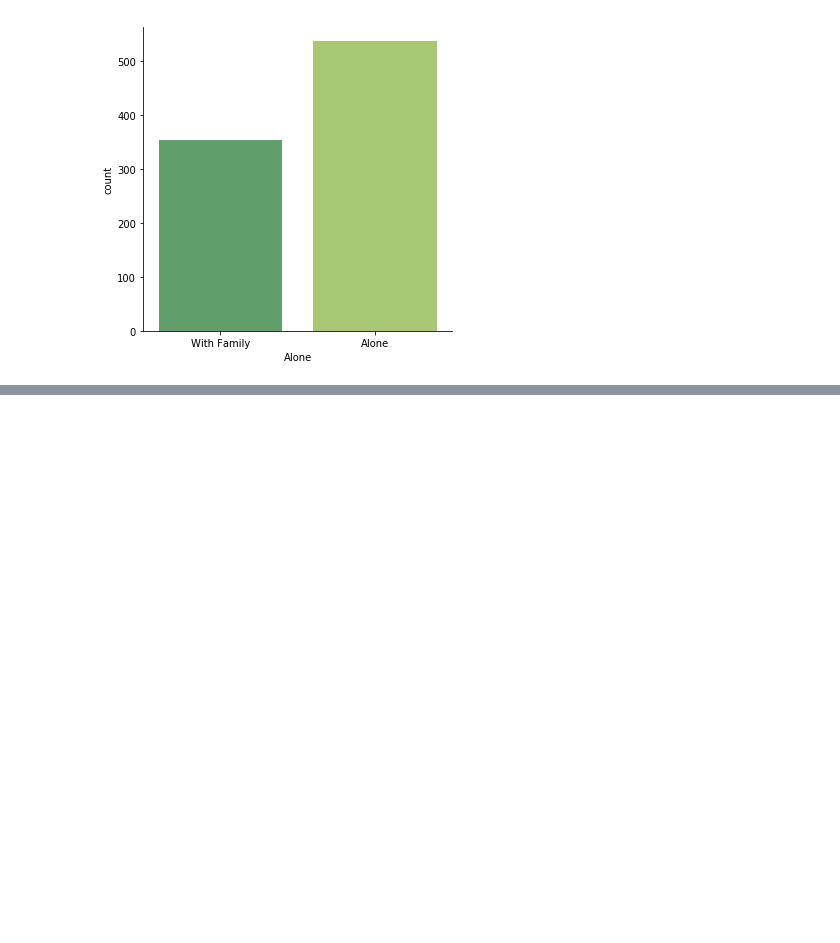
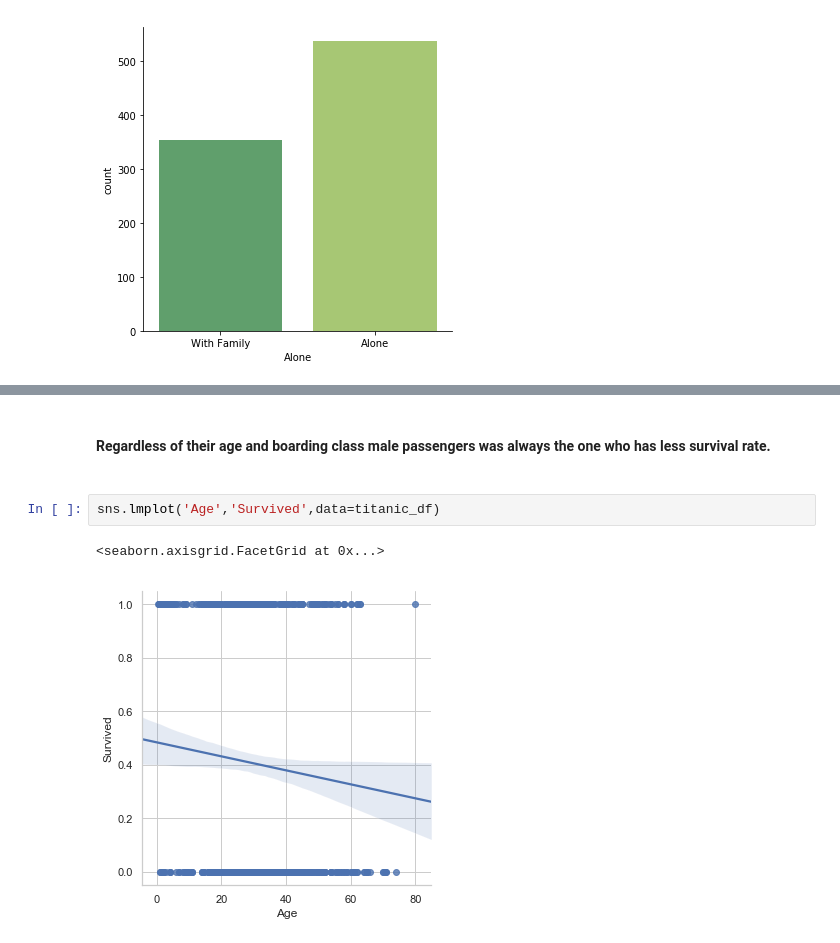
Before and after one commit to mastermindLAB/Working_with_Pandas_Numpy_Seaborn, a Jupyter notebook: Titanic dataset.ipynb, the cells around one changed output, grey strips where cells are left out. Drawn from its saved outputs; the diff is of its cells as text; blank space fills up the shorter version.

```diff
--- a/Titanic dataset.ipynb
+++ b/Titanic dataset.ipynb
@@ -255,0 +281,7 @@ sns.catplot('Alone',kind='count',data=titanic_df,palette ='summer')
+# %% [markdown]
+#### Regardless of their age and boarding class male passengers was always the one who has less survival rate.<br><br>
+# %%
+sns.lmplot('Age','Survived',data=titanic_df)
+# %% [output]
+<seaborn.axisgrid.FacetGrid at 0x...>
+[figure, added]
```
Also changed, not shown: parts of 22 cells of this notebook.
